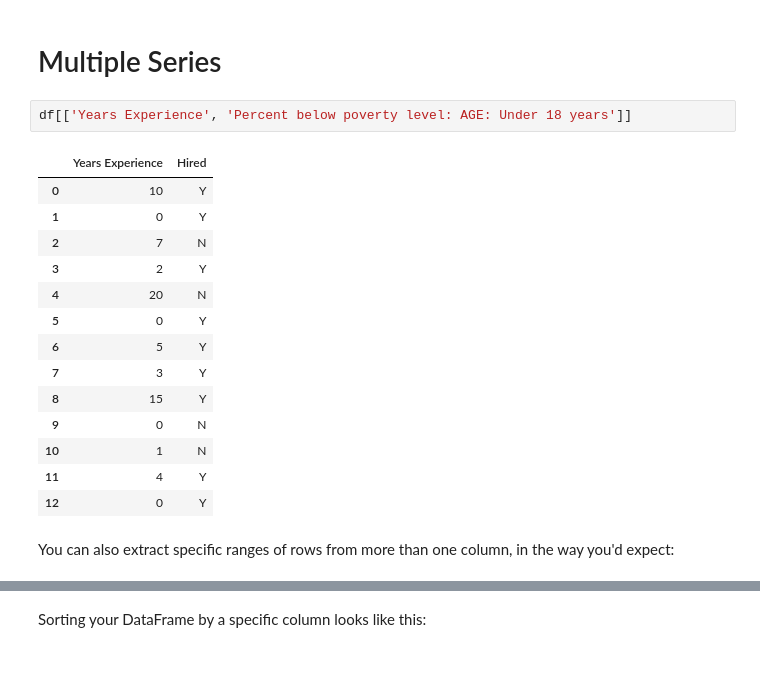
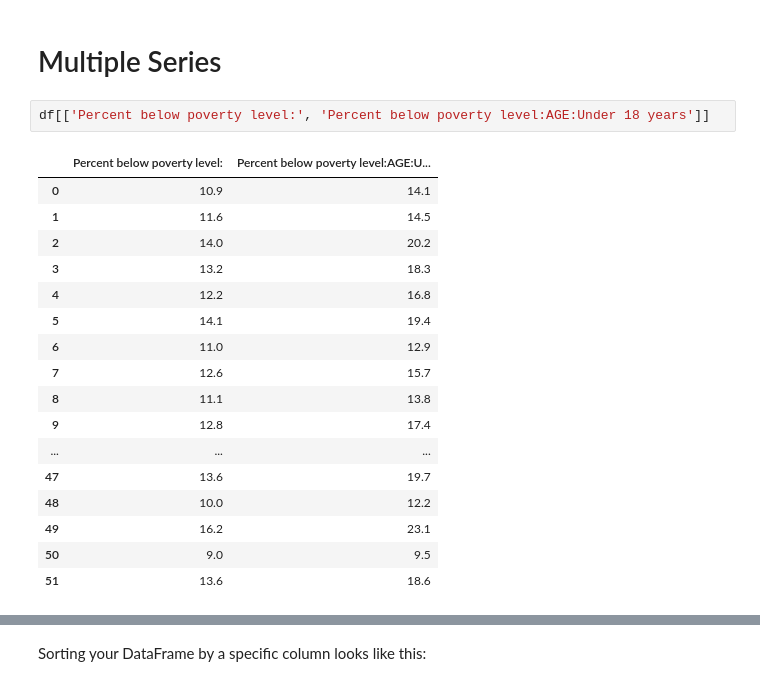
Before and after one commit to imagineLife/data-cleaner, a Jupyter notebook: pandas.ipynb, the cells around one changed output, grey strips where cells are left out. Drawn from its saved outputs; the diff is of its cells as text.

```diff
--- a/pandas.ipynb
+++ b/pandas.ipynb
@@ -147,21 +147,22 @@ df['Percent below poverty level:'][5]
 # %% [markdown]
 # Multiple Series
 # %%
-df[['Years Experience', 'Percent below poverty level: AGE: Under 18 years']]
+df[['Percent below poverty level:', 'Percent below poverty level:AGE:Under 18 years']]
 # %% [output]
-|  | Years Experience | Hired |
-| 0 | 10 | Y |
-| 1 | 0 | Y |
-| 2 | 7 | N |
-| 3 | 2 | Y |
-| 4 | 20 | N |
-| 5 | 0 | Y |
-| 6 | 5 | Y |
-| 7 | 3 | Y |
-| 8 | 15 | Y |
-| 9 | 0 | N |
-| 10 | 1 | N |
-| 11 | 4 | Y |
-| 12 | 0 | Y |
+|  | Percent below poverty level: | Percent below poverty level:AGE:U... |
+| 0 | 10.9 | 14.1 |
+| 1 | 11.6 | 14.5 |
+| 2 | 14.0 | 20.2 |
+| 3 | 13.2 | 18.3 |
+| 4 | 12.2 | 16.8 |
+| 5 | 14.1 | 19.4 |
+| 6 | 11.0 | 12.9 |
+| 7 | 12.6 | 15.7 |
+| 8 | 11.1 | 13.8 |
+| 9 | 12.8 | 17.4 |
+| ... | ... | ... |
+| 47 | 13.6 | 19.7 |
+| 48 | 10.0 | 12.2 |
+| 49 | 16.2 | 23.1 |
+| 50 | 9.0 | 9.5 |
+| 51 | 13.6 | 18.6 |
-# %% [markdown]
-You can also extract specific ranges of rows from more than one column, in the way you'd expect:
```
Also changed, not shown: parts of 5 cells of this notebook.
